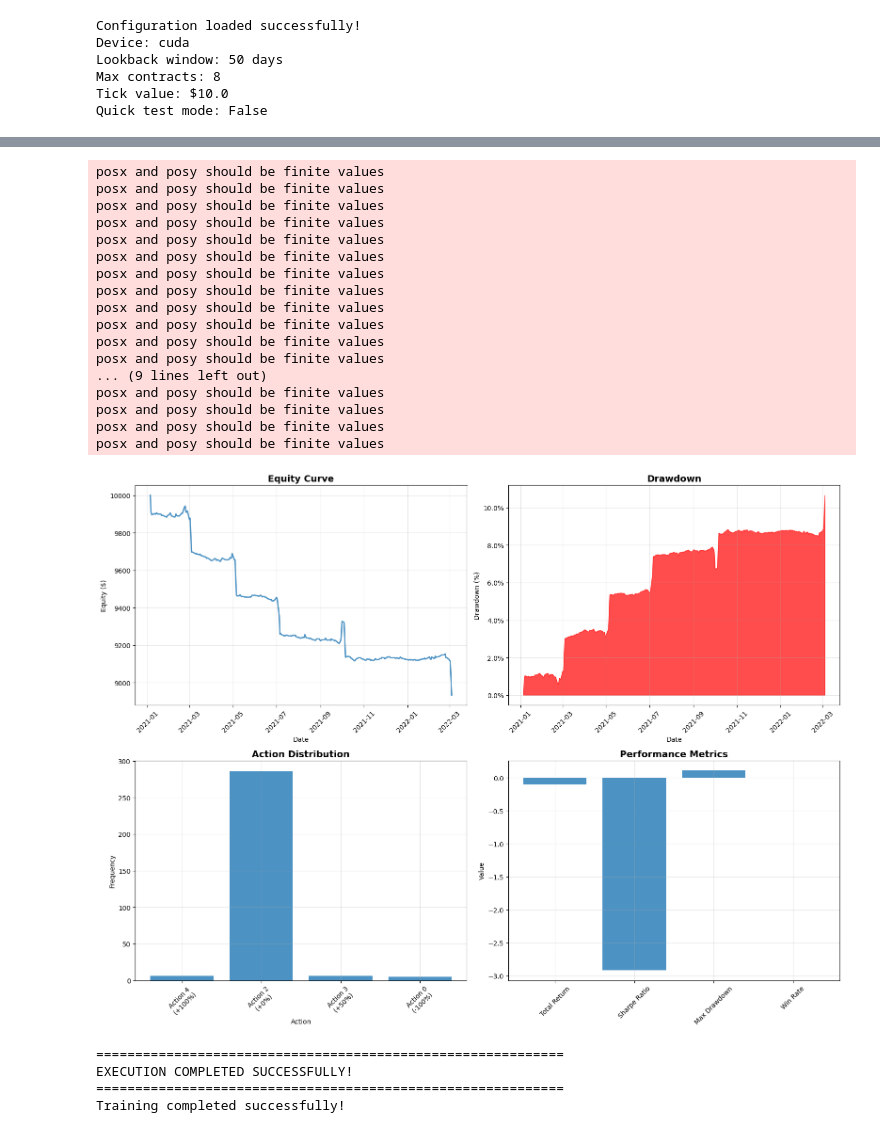
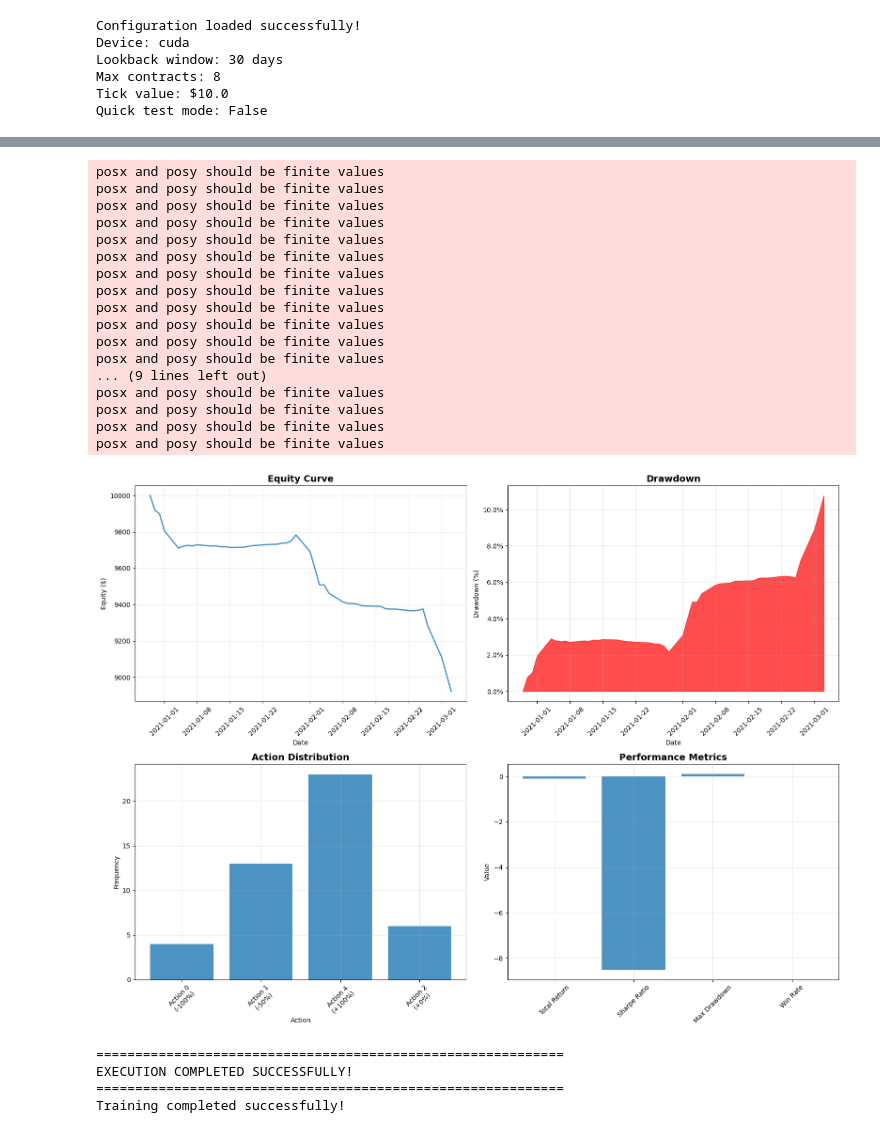
Before and after one commit to GHR600/MSc-DRL-Project, a Jupyter notebook: jupyterfile.ipynb, the cells around one changed output, grey strips where cells are left out. Saved outputs shown, nothing was run; the diff lists cells and outputs as text; code cells hidden in the pictures.

```diff
--- a/jupyterfile.ipynb
+++ b/jupyterfile.ipynb
@@ -39,8 +39,8 @@ STOP_LOSS_ENABLED = True
 STOP_LOSS_PERCENTAGE = 0.1
 
 # Data parameters
-LOOKBACK_WINDOW = 50
-MIN_LOOKBACK_FOR_TRAINING = 40
+LOOKBACK_WINDOW = 30
+MIN_LOOKBACK_FOR_TRAINING = 90
 TRAIN_RATIO = 0.7
 VAL_RATIO = 0.01
 TEST_RATIO = 0.29
@@ -59,15 +59,15 @@ DATE_COLUMN = 'Dates'
 # Goldman roll parameters
 GOLDMAN_ROLL_START_DAY = 5
 GOLDMAN_ROLL_END_DAY = 9
-GOLDMAN_ROLL_WINDOW = 30
+GOLDMAN_ROLL_WINDOW = 15
 
 # LSTM parameters
-LSTM_HIDDEN_SIZE = 200
-LSTM_NUM_LAYERS = 3
+LSTM_HIDDEN_SIZE = 128
+LSTM_NUM_LAYERS = 2
 LSTM_DROPOUT = 0.2
 LSTM_BIDIRECTIONAL = False
 LSTM_PROCESSING_DIM = 256
-HIDDEN_DIMS = [512, 256, 128]
+HIDDEN_DIMS = [256, 128]
 
 # DDQN parameters
 LEARNING_RATE = 0.0001
@@ -88,7 +88,7 @@ DRAWDOWN_PENALTY_THRESHOLD = 0.1
 POSITION_SIZE_PENALTY = 0.01
 
 # Training parameters
-EPISODES = 2000
+EPISODES = 1000
 MEMORY_SIZE = 4000 #How many past trading experiences the agent remembers
 UPDATE_FREQUENCY = 2 #How often the neural network actually trains
 TARGET_UPDATE_FREQUENCY = 200 #How often the "teacher network" gets updated
@@ -99,7 +99,7 @@ PATIENCE = 50 #Early stopping threshold
 MIN_IMPROVEMENT = 0.001
 
 # Device
-DEVICE = torch.device("cuda" if torch.cuda.is_available() else "cpu")
+DEVICE = torch.device("cuda")# if torch.cuda.is_available() else "cpu")
 NUM_WORKERS = 4
 
 # Logging
@@ -135,7 +135,7 @@ print(f"Quick test mode: {QUICK_TEST_MODE}")
 # %% [output]
 Configuration loaded successfully!
 Device: cuda
-Lookback window: 50 days
+Lookback window: 30 days
 Max contracts: 8
 Tick value: $10.0
 Quick test mode: False
@@ -753,7 +753,7 @@ class TradingEnvironment:
             oi_penalty = -1  # Small bonus for staying flat when OI ratio >= 1.5
     if hasattr(self, 'current_oi_ratio') and self.current_oi_ratio < 0.9:
         if self.position != 0:
-            oi_penalty -= 2.0  # Bonus for trading when OI ratio < 0.8 (good time)
+            oi_penalty = -2.0  # Bonus for trading when OI ratio < 0.8 (good time)
 
     # Risk penalty component - INITIALIZE FIRST
     risk_penalty = 0.0
@@ -1473,7 +1473,7 @@ def main(csv_path: str):
 
 if __name__ == "__main__":
     # CHANGE THIS PATH TO YOUR ACTUAL CSV FILE
-    csv_file_path = "/notebooks/SB12 - Sheet1.csv"  # UPDATE THIS PATH!
+    csv_file_path = "/notebooks/CO12 - Sheet1.csv"  # UPDATE THIS PATH!
 
     # Check if file exists
     if os.path.exists(csv_file_path):
@@ -1529,21 +1529,21 @@ Action Distribution:
 posx and posy should be finite values
 posx and posy should be finite values
 posx and posy should be finite values
 posx and posy should be finite values
 posx and posy should be finite values
 posx and posy should be finite values
 posx and posy should be finite values
 posx and posy should be finite values
 posx and posy should be finite values
 posx and posy should be finite values
 posx and posy should be finite values
 posx and posy should be finite values
 ... (9 lines left out)
 posx and posy should be finite values
 posx and posy should be finite values
 posx and posy should be finite values
 posx and posy should be finite values
-[figure, old version]
+[figure, new version]
 ============================================================
 EXECUTION COMPLETED SUCCESSFULLY!
 ============================================================
```
Also changed, not shown: parts of 1 cell of this notebook.
